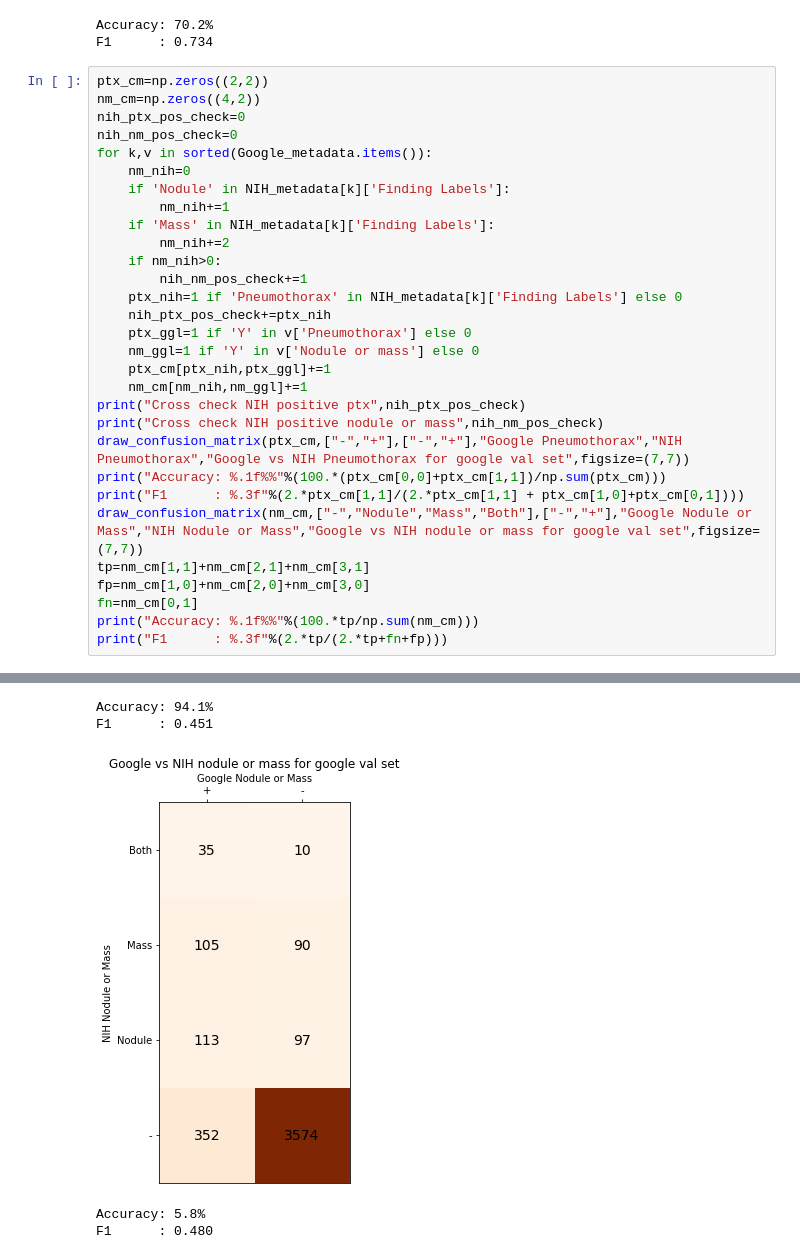
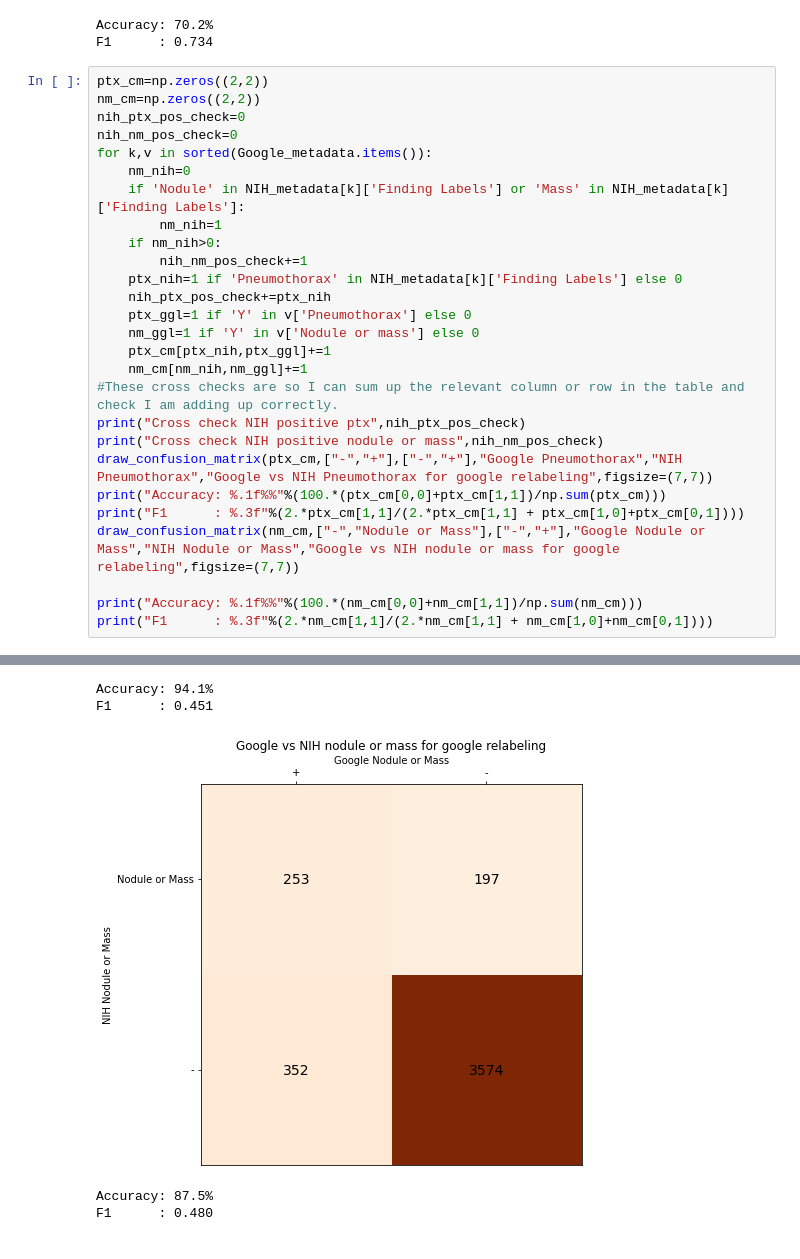
Before and after one commit to mlmed/torchxrayvision, a Jupyter notebook: scripts/CrossReferenceWithNIH/CXR_crossref.ipynb, the cells around one changed output, grey strips where cells are left out. Saved outputs shown, nothing was run; the diff lists cells and outputs as text.

Commit message:
Fix typos, condense final confusion matrix to 2x2, correct accuracy in last block after review

```diff
--- a/scripts/CrossReferenceWithNIH/CXR_crossref.ipynb
+++ b/scripts/CrossReferenceWithNIH/CXR_crossref.ipynb
@@ -300,15 +301,13 @@ Accuracy: 70.2%
 F1      : 0.734
 # %%
 ptx_cm=np.zeros((2,2))
-nm_cm=np.zeros((4,2))
+nm_cm=np.zeros((2,2))
 nih_ptx_pos_check=0
 nih_nm_pos_check=0
 for k,v in sorted(Google_metadata.items()):
     nm_nih=0
-    if 'Nodule' in NIH_metadata[k]['Finding Labels']:
-        nm_nih+=1
-    if 'Mass' in NIH_metadata[k]['Finding Labels']:
-        nm_nih+=2
+    if 'Nodule' in NIH_metadata[k]['Finding Labels'] or 'Mass' in NIH_metadata[k]['Finding Labels']:
+        nm_nih=1
     if nm_nih>0:
         nih_nm_pos_check+=1
     ptx_nih=1 if 'Pneumothorax' in NIH_metadata[k]['Finding Labels'] else 0
@@ -317,17 +316,16 @@ for k,v in sorted(Google_metadata.items()):
     nm_ggl=1 if 'Y' in v['Nodule or mass'] else 0
     ptx_cm[ptx_nih,ptx_ggl]+=1
     nm_cm[nm_nih,nm_ggl]+=1
+#These cross checks are so I can sum up the relevant column or row in the table and check I am adding up correctly.
 print("Cross check NIH positive ptx",nih_ptx_pos_check)
 print("Cross check NIH positive nodule or mass",nih_nm_pos_check)
-draw_confusion_matrix(ptx_cm,["-","+"],["-","+"],"Google Pneumothorax","NIH Pneumothorax","Google vs NIH Pneumothorax for google val set",figsize=(7,7))
+draw_confusion_matrix(ptx_cm,["-","+"],["-","+"],"Google Pneumothorax","NIH Pneumothorax","Google vs NIH Pneumothorax for google relabeling",figsize=(7,7))
 print("Accuracy: %.1f%%"%(100.*(ptx_cm[0,0]+ptx_cm[1,1])/np.sum(ptx_cm)))
 print("F1      : %.3f"%(2.*ptx_cm[1,1]/(2.*ptx_cm[1,1] + ptx_cm[1,0]+ptx_cm[0,1])))
-draw_confusion_matrix(nm_cm,["-","Nodule","Mass","Both"],["-","+"],"Google Nodule or Mass","NIH Nodule or Mass","Google vs NIH nodule or mass for google val set",figsize=(7,7))
-tp=nm_cm[1,1]+nm_cm[2,1]+nm_cm[3,1]
-fp=nm_cm[1,0]+nm_cm[2,0]+nm_cm[3,0]
-fn=nm_cm[0,1]
-print("Accuracy: %.1f%%"%(100.*tp/np.sum(nm_cm)))
-print("F1      : %.3f"%(2.*tp/(2.*tp+fn+fp)))
+draw_confusion_matrix(nm_cm,["-","Nodule or Mass"],["-","+"],"Google Nodule or Mass","NIH Nodule or Mass","Google vs NIH nodule or mass for google relabeling",figsize=(7,7))
+
+print("Accuracy: %.1f%%"%(100.*(nm_cm[0,0]+nm_cm[1,1])/np.sum(nm_cm)))
+print("F1      : %.3f"%(2.*nm_cm[1,1]/(2.*nm_cm[1,1] + nm_cm[1,0]+nm_cm[0,1])))
 # %% [output]
 Cross check NIH positive ptx 236
 Cross check NIH positive nodule or mass 450
@@ -335,5 +333,5 @@ Cross check NIH positive nodule or mass 450
 Accuracy: 94.1%
 F1      : 0.451
-[figure, old version]
+[figure, new version]
-Accuracy: 5.8%
+Accuracy: 87.5%
 F1      : 0.480
```
Also changed, not shown: parts of 2 cells of this notebook.
